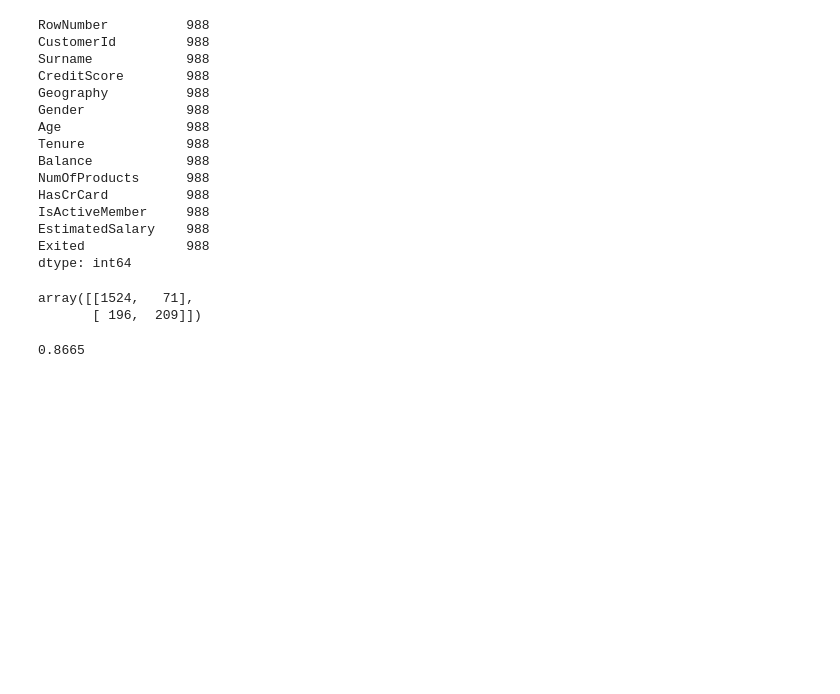
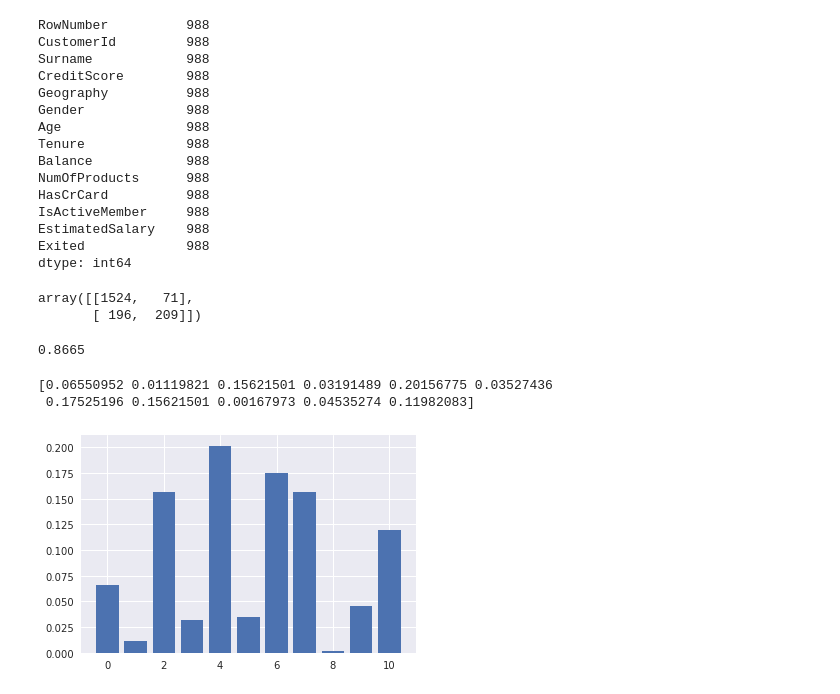
Before and after one commit to amlolex50/Data-analysis, a Jupyter notebook: Customer churn model.ipynb, the cells around one changed output. Cells and saved outputs as stored; diff of their text form; code cells hidden in the pictures; blank space fills up the shorter version.

```diff
--- a/Customer churn model.ipynb
+++ b/Customer churn model.ipynb
@@ -208,3 +208,16 @@ from sklearn.metrics import accuracy_score
 accuracy_score(y_test, Y_pred)
 # %% [output]
 0.8665
+# %%
+# lets look at model importan feature
+
+print(model.feature_importances_)
+# %% [output]
+[0.06550952 0.01119821 0.15621501 0.03191489 0.20156775 0.03527436
+ 0.17525196 0.15621501 0.00167973 0.04535274 0.11982083]
+# %%
+# Let's plot it
+plt.bar(range(len(model.feature_importances_)), model.feature_importances_)
+plt.show()
+# %% [output]
+[figure, added]
```
Also changed, not shown: parts of 4 cells of this notebook.
